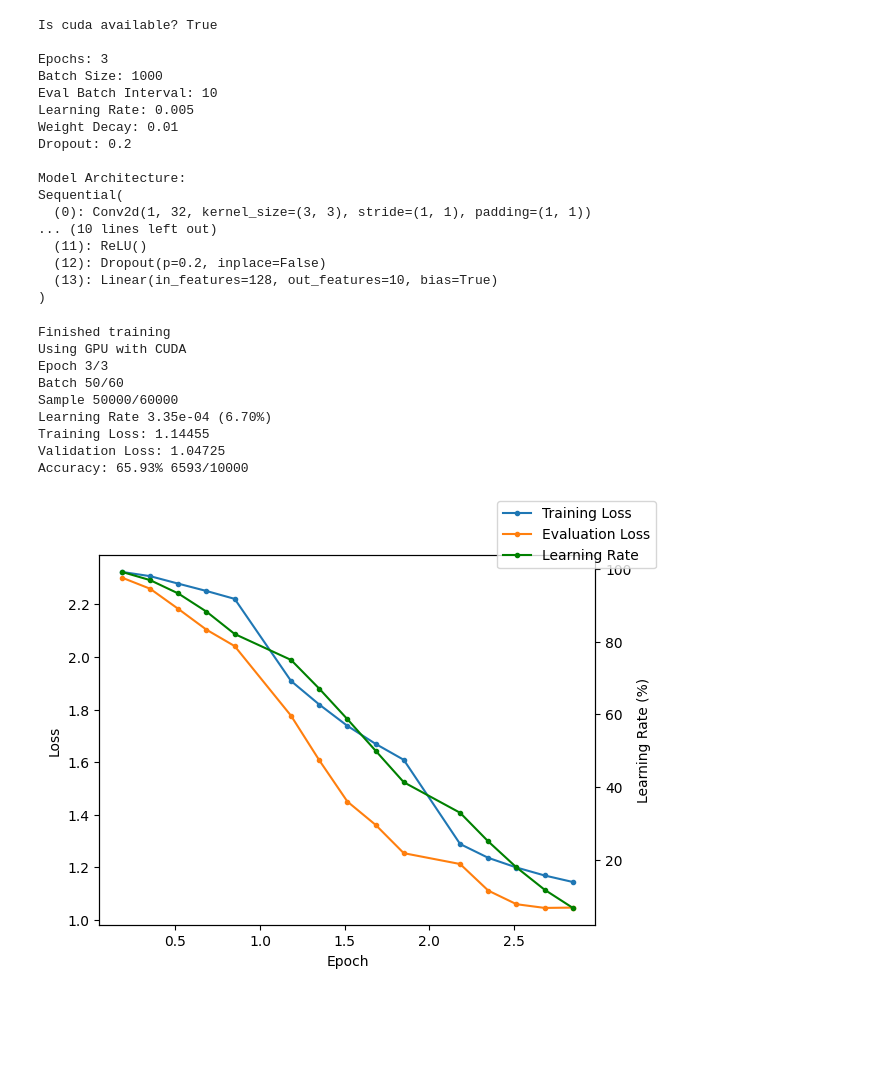
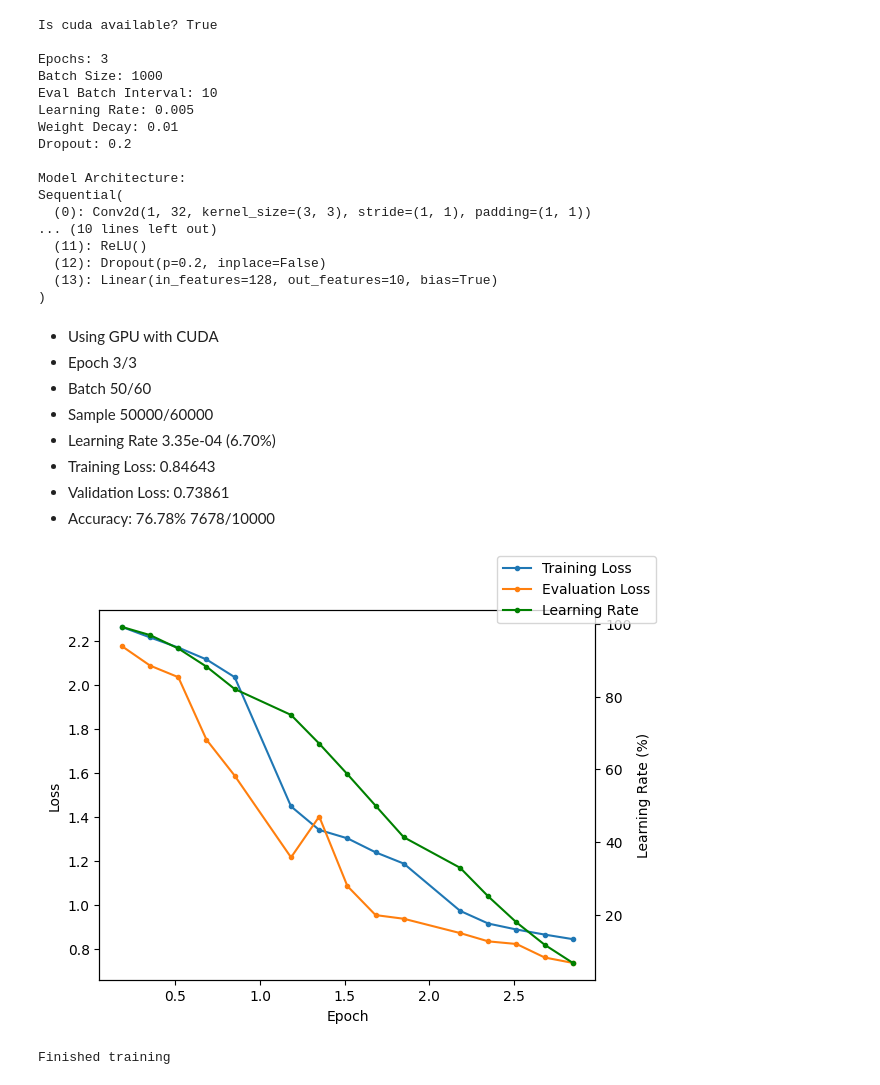
Before and after one commit to freddyouellette/mnist-pytorch, a Jupyter notebook: train.ipynb, the cells around one changed output. Drawn from its saved outputs; the diff is of its cells as text; code cells hidden in the pictures; blank space fills up the shorter version.

Commit message:
fix rerendering of graph

```diff
--- a/train.ipynb
+++ b/train.ipynb
@@ -149,10 +149,10 @@ e_line, = ax1.plot([], [], label='Evaluation Loss', marker='.')
 lr_line, = ax2.plot([], [], label='Learning Rate', color='green', marker='.')
 
 fig.legend()
-display.display(plt.gcf())
-display.clear_output(wait=True)
 
-train_details_string = ""
+train_progress_display = display.display(display.Markdown(""), display_id=True)
+graph_display = display.display(display.Markdown("Loading..."), display_id=True)
+
 for epoch in range(model_options['epochs']):
     training_losses = []
     model.train()
@@ -176,59 +176,56 @@ for epoch in range(model_options['epochs']):
                 for inputs, labels in testloader:
                     inputs = inputs.to(device)
                     labels = labels.to(device)
 
                     outputs = model(inputs)
                     _, predicted = torch.max(outputs, 1)
                     total += labels.size(0)
                     correct += (predicted == labels).sum().item()
                     test_losses.append(loss_function(outputs, labels).item())
 
                     training_loss[epoch + percent_epoch] = np.mean(training_losses)
                     eval_loss[epoch + percent_epoch] = np.mean(test_losses)
                     learning_rates[epoch + percent_epoch] = scheduler.get_last_lr()[0]
 
-            train_details_string = "\n".join([
-                "Using GPU with CUDA" if device_name == "cuda" else "Using CPU",
-                f"Epoch {epoch + 1}/{model_options['epochs']}",
-                f"Batch {batch_index}/{num_batches}",
-                f"Sample {batch_index * model_options['batch_size']}/{num_batches * model_options['batch_size']}",
-                f"Learning Rate {scheduler.get_last_lr()[0]:.2e} ({format(scheduler.get_last_lr()[0] / model_options['learning_rate'] * 100, '.2f')}%)",
-                f"Training Loss: {format(np.mean(training_losses), '.5f')}",
-                f"Validation Loss: {format(np.mean(test_losses), '.5f')}",
-                f"Accuracy: {format(100 * correct / total, '.2f')}% {correct}/{total}",
-            ])
-            print(train_details_string)
+            train_progress_display.update(display.Markdown("\n".join([
+                "* Using GPU with CUDA" if device_name == "cuda" else "Using CPU",
+                f"* Epoch {epoch + 1}/{model_options['epochs']}",
+                f"* Batch {batch_index}/{num_batches}",
+                f"* Sample {batch_index * model_options['batch_size']}/{num_batches * model_options['batch_size']}",
+                f"* Learning Rate {scheduler.get_last_lr()[0]:.2e} ({format(scheduler.get_last_lr()[0] / model_options['learning_rate'] * 100, '.2f')}%)",
+                f"* Training Loss: {format(np.mean(training_losses), '.5f')}",
+                f"* Validation Loss: {format(np.mean(test_losses), '.5f')}",
+                f"* Accuracy: {format(100 * correct / total, '.2f')}% {correct}/{total}",
+            ])))
 
             t_line.set_xdata(list(training_loss.keys()))
             t_line.set_ydata(list(training_loss.values()))
             e_line.set_xdata(list(eval_loss.keys()))
             e_line.set_ydata(list(eval_loss.values()))
             lr_line.set_xdata(list(learning_rates.keys()))
             lr_line.set_ydata(list([round(r / model_options['learning_rate'] * 100, 2) for r in learning_rates.values()]))
 
             ax1.relim()
             ax1.autoscale_view()
             ax2.relim()
             ax2.autoscale_view()
 
-            fig.canvas.draw_idle()
-            fig.canvas.flush_events()
-            display.display(plt.gcf())
-            display.clear_output(wait=True)
+            graph_display.update(plt.gcf())
+
+plt.close(fig)
 
 print("Finished training")
-print(train_details_string)
 # %% [output]
+* Using GPU with CUDA
+* Epoch 3/3
+* Batch 50/60
+* Sample 50000/60000
+* Learning Rate 3.35e-04 (6.70%)
+* Training Loss: 0.84643
+* Validation Loss: 0.73861
+* Accuracy: 76.78% 7678/10000
+[figure, new version]
 Finished training
-Using GPU with CUDA
-Epoch 3/3
-Batch 50/60
-Sample 50000/60000
-Learning Rate 3.35e-04 (6.70%)
-Training Loss: 1.14455
-Validation Loss: 1.04725
-Accuracy: 65.93% 6593/10000
-[figure, old version]
 # %%
 from sklearn.metrics import confusion_matrix
 import seaborn as sns
```
Also changed, not shown: parts of 2 cells of this notebook.
